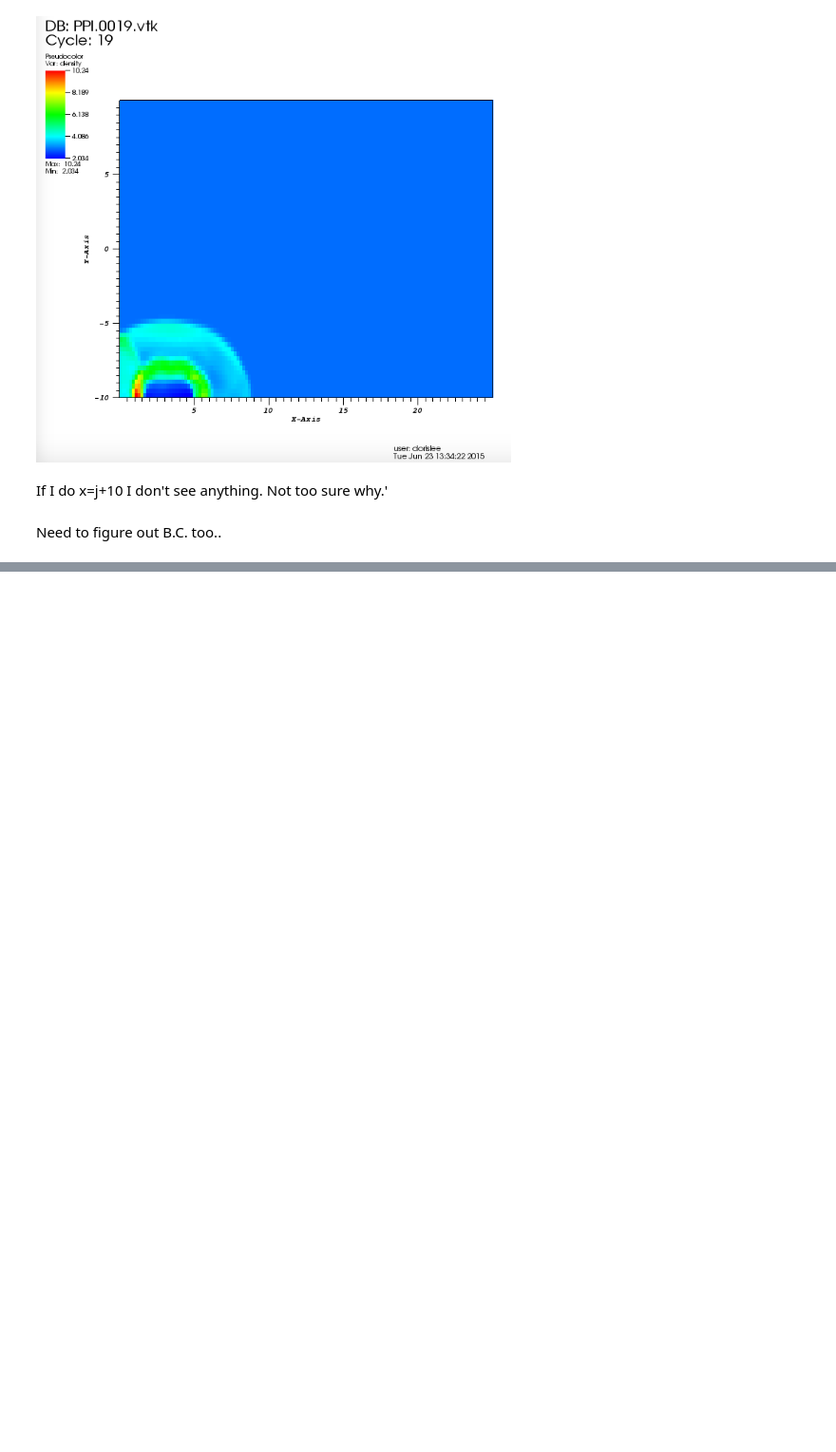
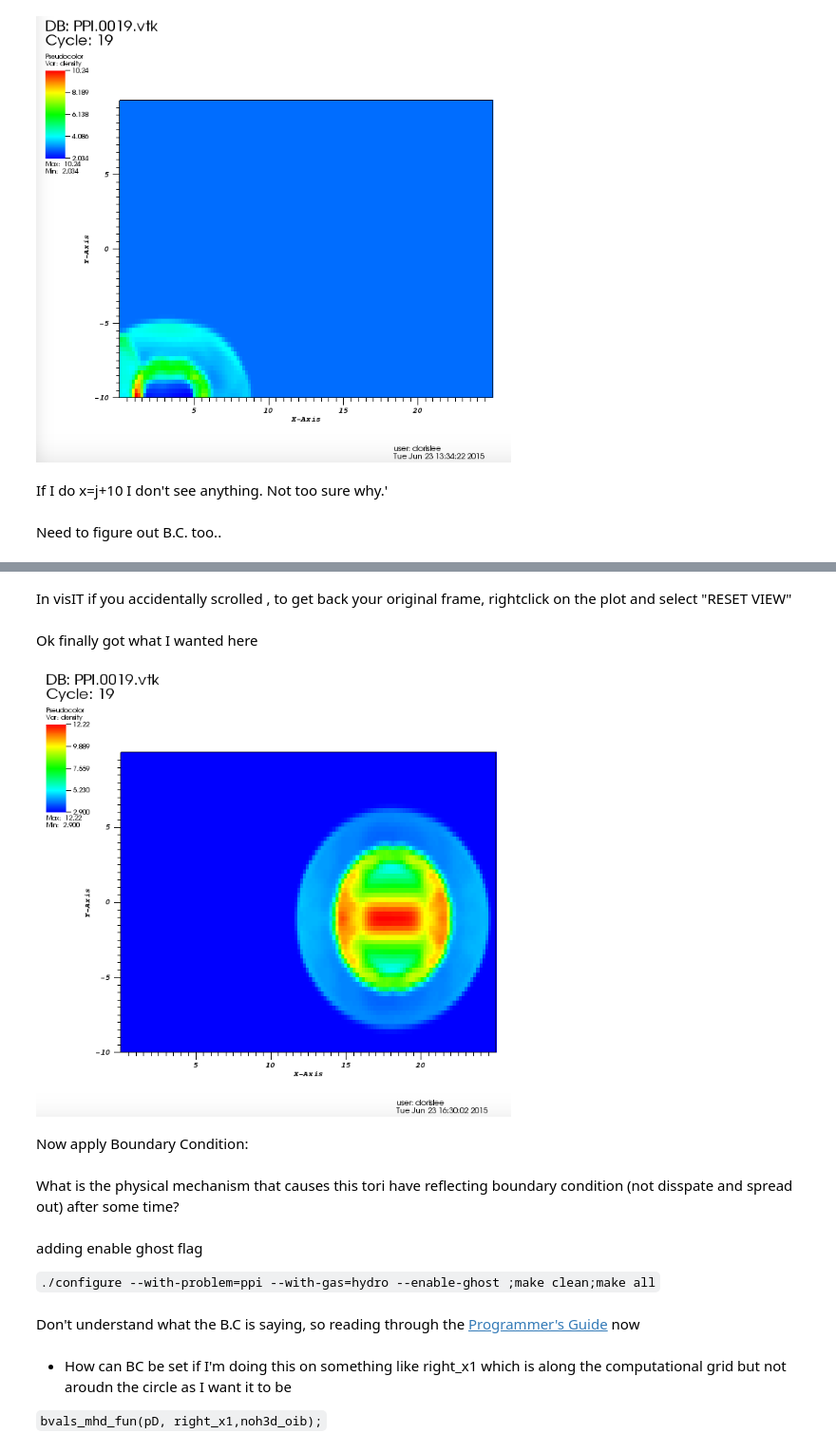
Before and after one commit to dorisjlee/usrp, a Jupyter notebook: notes/06_23_2015.ipynb, the cells around one changed output, grey strips where cells are left out. Shown: that part at 95% size. Cells and saved outputs as stored; diff of their text form; code cells hidden in the pictures; blank space fills up the shorter version.

```diff
--- a/notes/06_23_2015.ipynb
+++ b/notes/06_23_2015.ipynb
@@ -152,0 +193,22 @@ Need to figure out B.C. too..
+# %% [markdown]
+In visIT if you accidentally scrolled , to get back your original frame, rightclick on the plot and select "RESET VIEW"
+# %% [markdown]
+Ok finally got what I wanted here
+# %%
+Image(filename='../data/2Dtorus.png',width=500)
+# %% [output]
+[figure, added]
+# %% [markdown]
+Now apply Boundary Condition:
+# %% [markdown]
+What is the physical mechanism that causes this tori have reflecting boundary condition (not disspate and spread out) after some time?
+# %% [markdown]
+adding enable ghost flag
+
+``./configure --with-problem=ppi --with-gas=hydro --enable-ghost ;make clean;make all``
+# %% [markdown]
+Don't understand what the B.C is saying, so reading through the [Programmer's Guide](https://trac.princeton.edu/Athena/wiki/AthenaDocsPGMesh) now
+# %% [markdown]
+- How can BC be set if  I'm doing this on something like right_x1 which is along the computational grid but not aroudn the circle as I want it to be
+
+``bvals_mhd_fun(pD, right_x1,noh3d_oib);``
```
Also changed, not shown: parts of 8 cells of this notebook, 13 other files.
